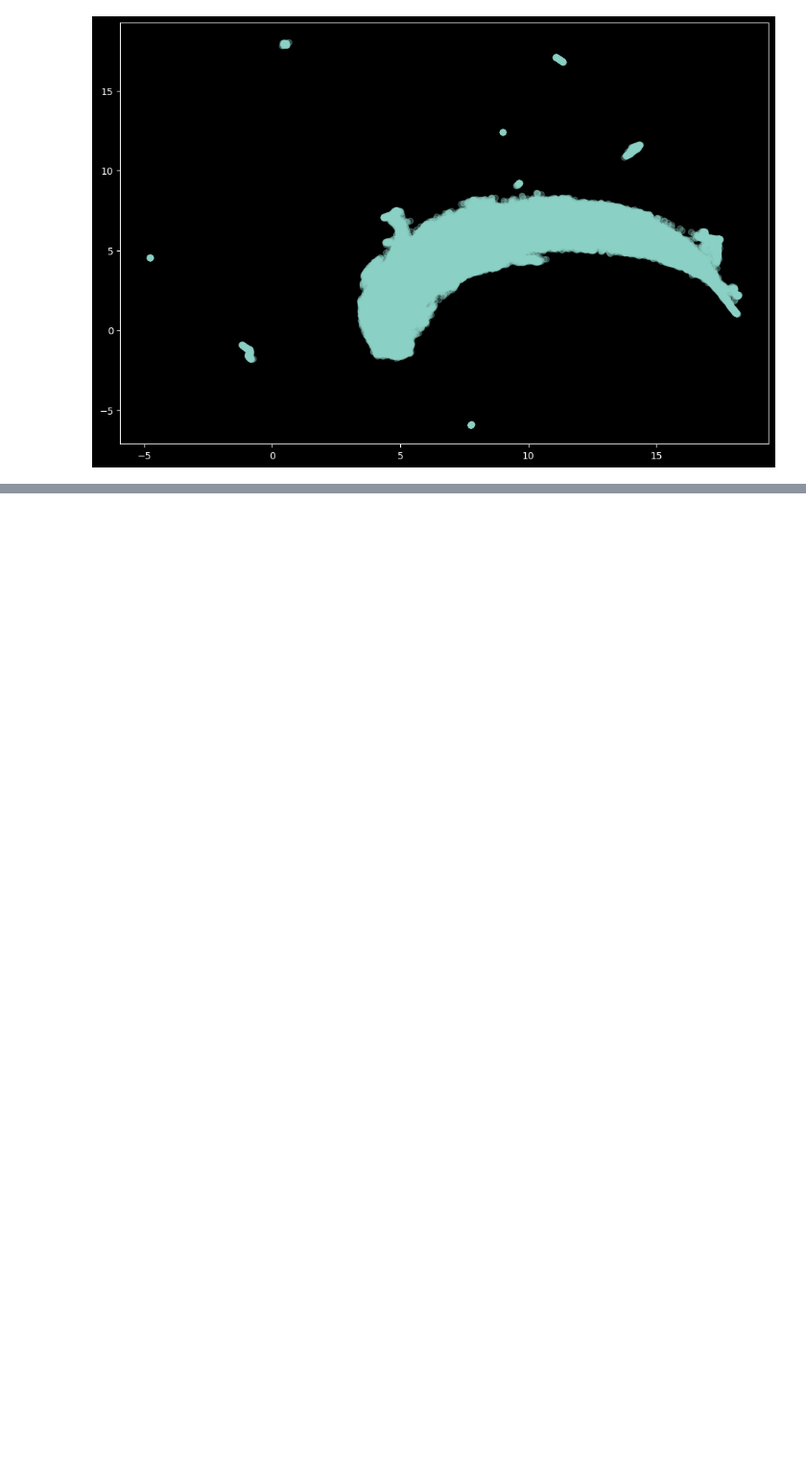
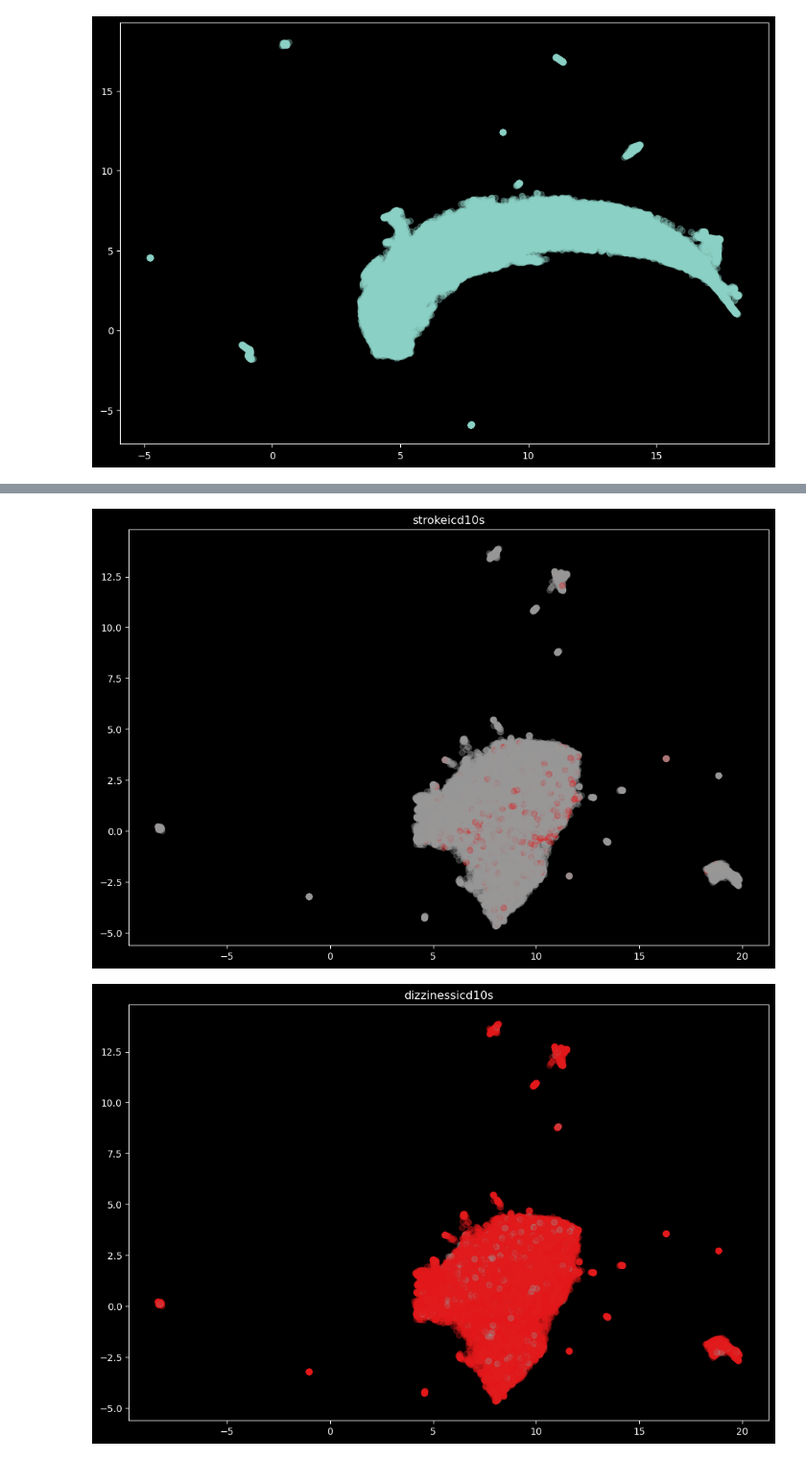
Before and after one commit to zimolzak/ml-detect-diagnostic-safety, a Jupyter notebook: Maxxxx/UMAPExperiments_CUI.ipynb, the cells around one changed output, grey strips where cells are left out. Shown at 96% size. Saved outputs shown, nothing was run; the diff lists cells and outputs as text; code cells hidden in the pictures; blank space fills up the shorter version.

```diff
--- a/Maxxxx/UMAPExperiments_CUI.ipynb
+++ b/Maxxxx/UMAPExperiments_CUI.ipynb
@@ -97,0 +98,6 @@ plt.show()
+# %%
+import umapplot
+umapplot.plot_highlights(cuidata, embedding3)
+# %% [output]
+[figure, added]
+[figure, added]
```
Also changed, not shown: parts of 10 cells of this notebook, 4 other files.
